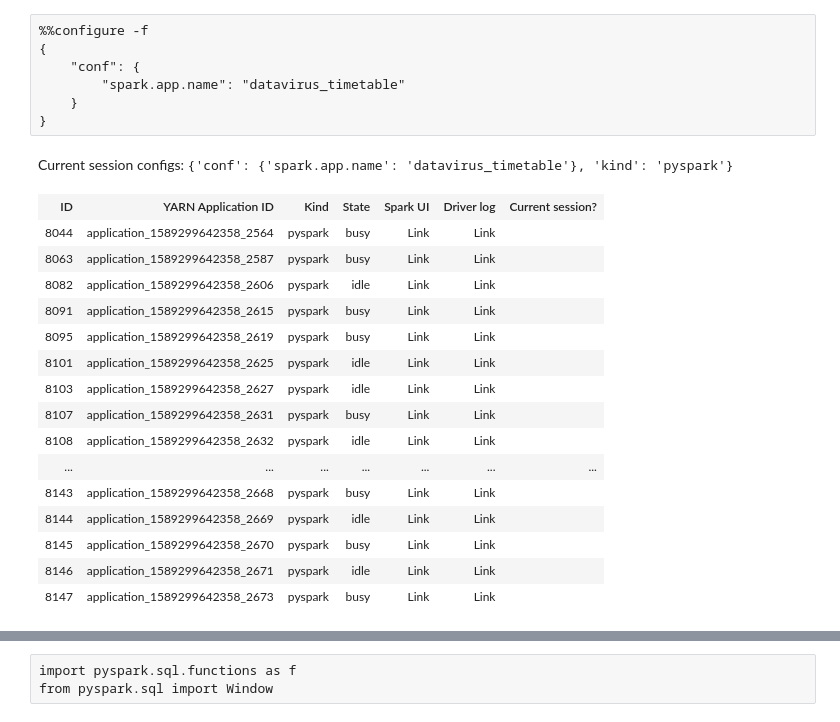
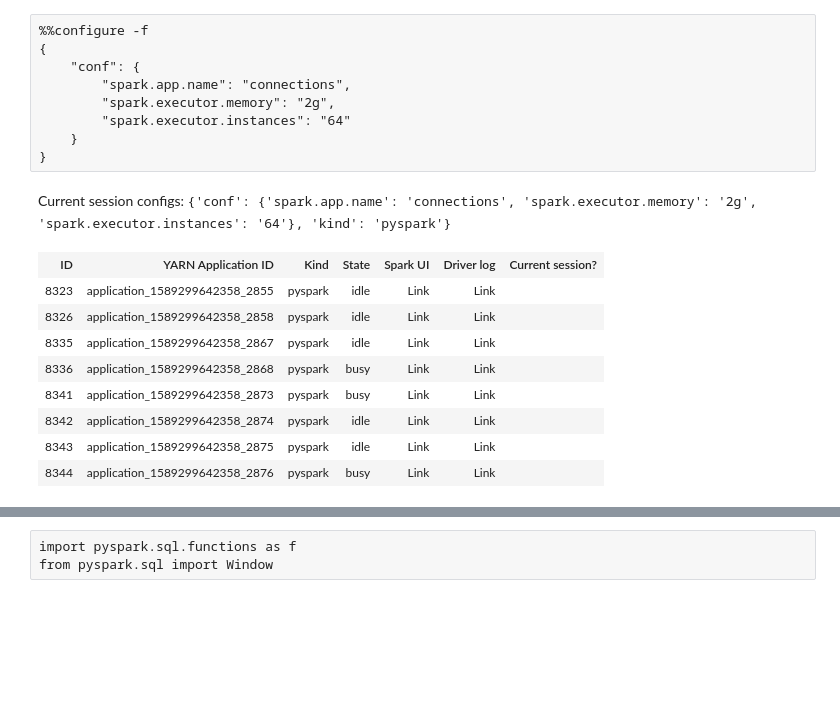
Before and after one commit to guarin/journey_planner, a Jupyter notebook: notebooks/timetable.ipynb, the cells around one changed output, grey strips where cells are left out. Cells and saved outputs as stored; diff of their text form; blank space fills up the shorter version.

```diff
--- a/notebooks/timetable.ipynb
+++ b/notebooks/timetable.ipynb
@@ -1,28 +1,23 @@
 # %%
 %%configure -f
 {
     "conf": {
-        "spark.app.name": "datavirus_timetable"
+        "spark.app.name": "connections",
+        "spark.executor.memory": "2g",
+        "spark.executor.instances": "64"
     }
 }
 # %% [output]
-Current session configs: {'conf': {'spark.app.name': 'datavirus_timetable'}, 'kind': 'pyspark'}
+Current session configs: {'conf': {'spark.app.name': 'connections', 'spark.executor.memory': '2g', 'spark.executor.instances': '64'}, 'kind': 'pyspark'}
 | ID | YARN Application ID | Kind | State | Spark UI | Driver log | Current session? |
-| 8044 | application_1589299642358_2564 | pyspark | busy | Link | Link |  |
-| 8063 | application_1589299642358_2587 | pyspark | busy | Link | Link |  |
-| 8082 | application_1589299642358_2606 | pyspark | idle | Link | Link |  |
-| 8091 | application_1589299642358_2615 | pyspark | busy | Link | Link |  |
-| 8095 | application_1589299642358_2619 | pyspark | busy | Link | Link |  |
-| 8101 | application_1589299642358_2625 | pyspark | idle | Link | Link |  |
-| 8103 | application_1589299642358_2627 | pyspark | idle | Link | Link |  |
-| 8107 | application_1589299642358_2631 | pyspark | busy | Link | Link |  |
-| 8108 | application_1589299642358_2632 | pyspark | idle | Link | Link |  |
-| ... | ... | ... | ... | ... | ... | ... |
-| 8143 | application_1589299642358_2668 | pyspark | busy | Link | Link |  |
-| 8144 | application_1589299642358_2669 | pyspark | idle | Link | Link |  |
-| 8145 | application_1589299642358_2670 | pyspark | busy | Link | Link |  |
-| 8146 | application_1589299642358_2671 | pyspark | idle | Link | Link |  |
-| 8147 | application_1589299642358_2673 | pyspark | busy | Link | Link |  |
+| 8323 | application_1589299642358_2855 | pyspark | idle | Link | Link |  |
+| 8326 | application_1589299642358_2858 | pyspark | idle | Link | Link |  |
+| 8335 | application_1589299642358_2867 | pyspark | idle | Link | Link |  |
+| 8336 | application_1589299642358_2868 | pyspark | busy | Link | Link |  |
+| 8341 | application_1589299642358_2873 | pyspark | busy | Link | Link |  |
+| 8342 | application_1589299642358_2874 | pyspark | idle | Link | Link |  |
+| 8343 | application_1589299642358_2875 | pyspark | idle | Link | Link |  |
+| 8344 | application_1589299642358_2876 | pyspark | busy | Link | Link |  |
 # %%
 spark
 # %% [output]
```
Also changed, not shown: parts of 63 cells of this notebook, 1 other file.
